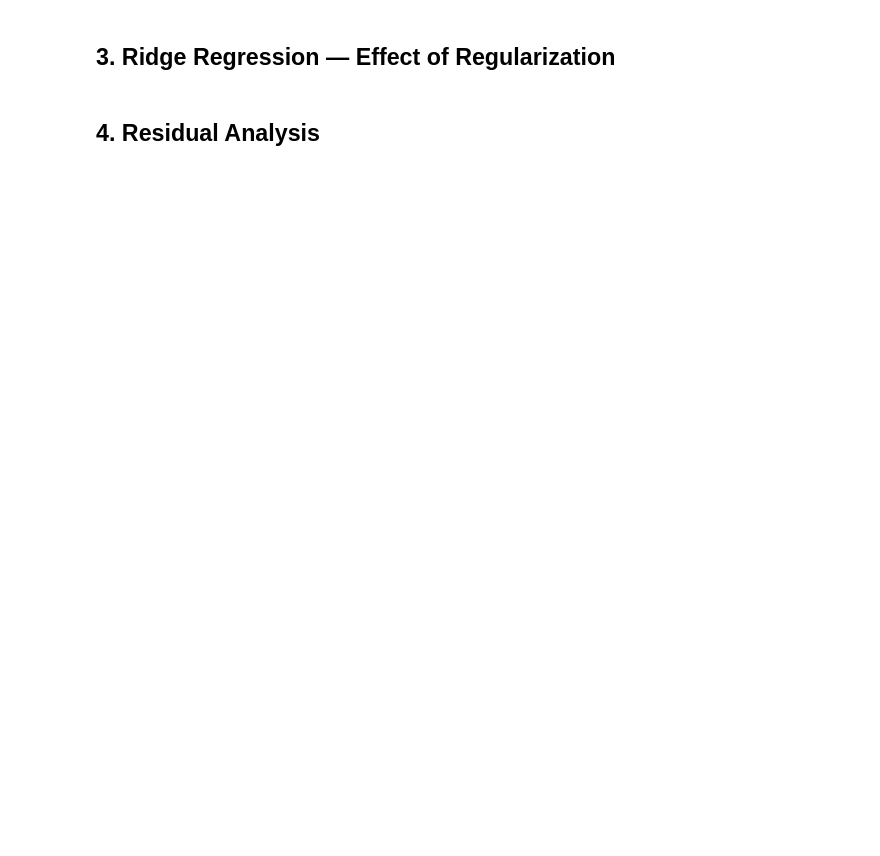
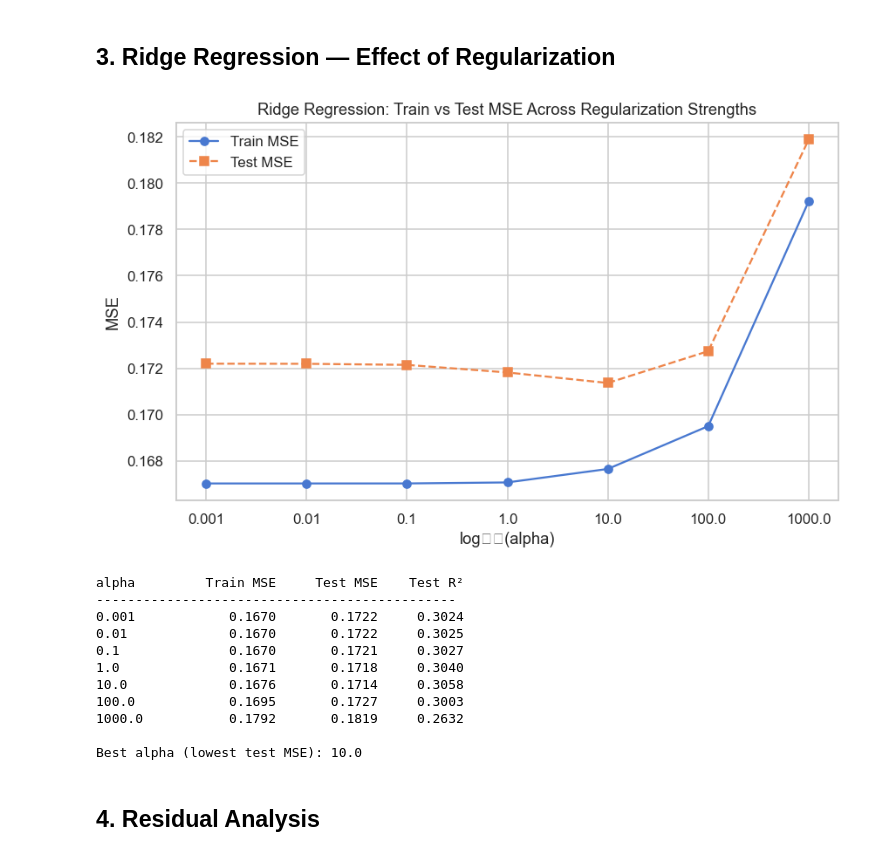
Before and after one commit to micahg1/Project_CSE432-532, a Jupyter notebook: SER_Project/notebooks/week6- regression.ipynb, the cells around one changed output. Cells and saved outputs as stored; diff of their text form; code cells hidden in the pictures; blank space fills up the shorter version.

Commit message:
regression / classifiers / metrics py + week6 / week7 ipydb

```diff
--- a/SER_Project/notebooks/week6- regression.ipynb
+++ b/SER_Project/notebooks/week6- regression.ipynb
@@ -14,11 +14,26 @@
 - [ ] Evaluate with MSE, RMSE, R²
 - [ ] Begin drafting `LogisticRegression` in `minilearn/classifiers.py`
 # %%
+import os
+import sys
+import warnings
 import numpy as np
 import pandas as pd
 import matplotlib.pyplot as plt
-from minilearn.regression import LinearRegression, RidgeRegression, mse, r2_score
+import seaborn as sns
+
+sys.path.insert(0, os.path.abspath('..'))
+warnings.filterwarnings('ignore')
+
+from minilearn.regression import LinearRegression, RidgeRegression, mse, rmse, r2_score
+from minilearn.preprocessing import StandardScaler, train_test_split
 from sklearn.linear_model import LinearRegression as SklearnLR
+
+DATA_DIR   = 'C:\\Users\\Grana\\Documents\\GitHub\\Project_CSE432_MG\\Project_CSE432-532\\SER_Project\\data'
+OUTPUT_DIR = 'C:\\Users\\Grana\\Documents\\GitHub\\Project_CSE432_MG\\Project_CSE432-532\\SER_Project\\output'
+
+sns.set_theme(style='whitegrid', palette='muted')
+plt.rcParams['figure.dpi'] = 110
 # %% [markdown]
 ## 1. Define the Regression Target
 
@@ -41,2 +126,50 @@ Alternative: predict a continuous audio property such as mean RMS energy.
+# %%
+alphas = [0.001, 0.01, 0.1, 1.0, 10.0, 100.0, 1000.0]
+train_mses, test_mses, test_r2s = [], [], []
+
+for alpha in alphas:
+    ridge = RidgeRegression(alpha=alpha)
+    ridge.fit(X_train_s, y_train)
+    train_mses.append(mse(y_train, ridge.predict(X_train_s)))
+    y_pred_r = ridge.predict(X_test_s)
+    test_mses.append(mse(y_test, y_pred_r))
+    test_r2s.append(r2_score(y_test, y_pred_r))
+
+# ── Plot ─────────────────────────────────────────────────────────────────────
+fig, ax = plt.subplots(figsize=(8, 5))
+log_alphas = np.log10(alphas)
+ax.plot(log_alphas, train_mses, 'o-',  label='Train MSE')
+ax.plot(log_alphas, test_mses,  's--', label='Test MSE')
+ax.set_xlabel('log₁₀(alpha)')
+ax.set_ylabel('MSE')
+ax.set_title('Ridge Regression: Train vs Test MSE Across Regularization Strengths')
+ax.set_xticks(log_alphas)
+ax.set_xticklabels([str(a) for a in alphas])
+ax.legend()
+plt.tight_layout()
+plt.savefig(os.path.join(OUTPUT_DIR, 'ridge_alpha_sweep.png'), bbox_inches='tight')
+plt.show()
+
+# ── Numeric table ────────────────────────────────────────────────────────────
+print(f"{'alpha':<10} {'Train MSE':>12} {'Test MSE':>12} {'Test R²':>10}")
+print('-' * 46)
+for alpha, tr, te, r2 in zip(alphas, train_mses, test_mses, test_r2s):
+    print(f'{alpha:<10} {tr:>12.4f} {te:>12.4f} {r2:>10.4f}')
+
+best_alpha = alphas[int(np.argmin(test_mses))]
+print(f'\nBest alpha (lowest test MSE): {best_alpha}')
+# %% [output]
+[figure, added]
+alpha         Train MSE     Test MSE    Test R²
+----------------------------------------------
+0.001            0.1670       0.1722     0.3024
+0.01             0.1670       0.1722     0.3025
+0.1              0.1670       0.1721     0.3027
+1.0              0.1671       0.1718     0.3040
+10.0             0.1676       0.1714     0.3058
+100.0            0.1695       0.1727     0.3003
+1000.0           0.1792       0.1819     0.2632
+
+Best alpha (lowest test MSE): 10.0
 # %% [markdown]
 ## 4. Residual Analysis
```
Also changed, not shown: parts of 7 cells of this notebook, 13 other files.
